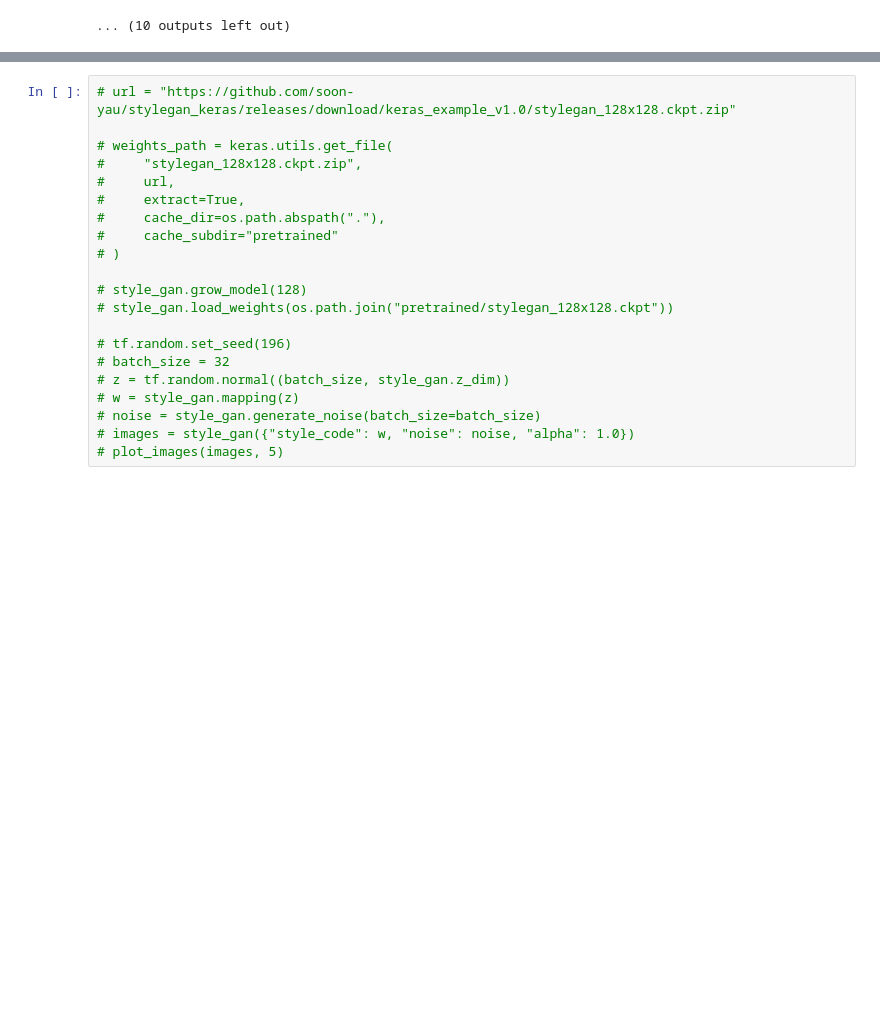
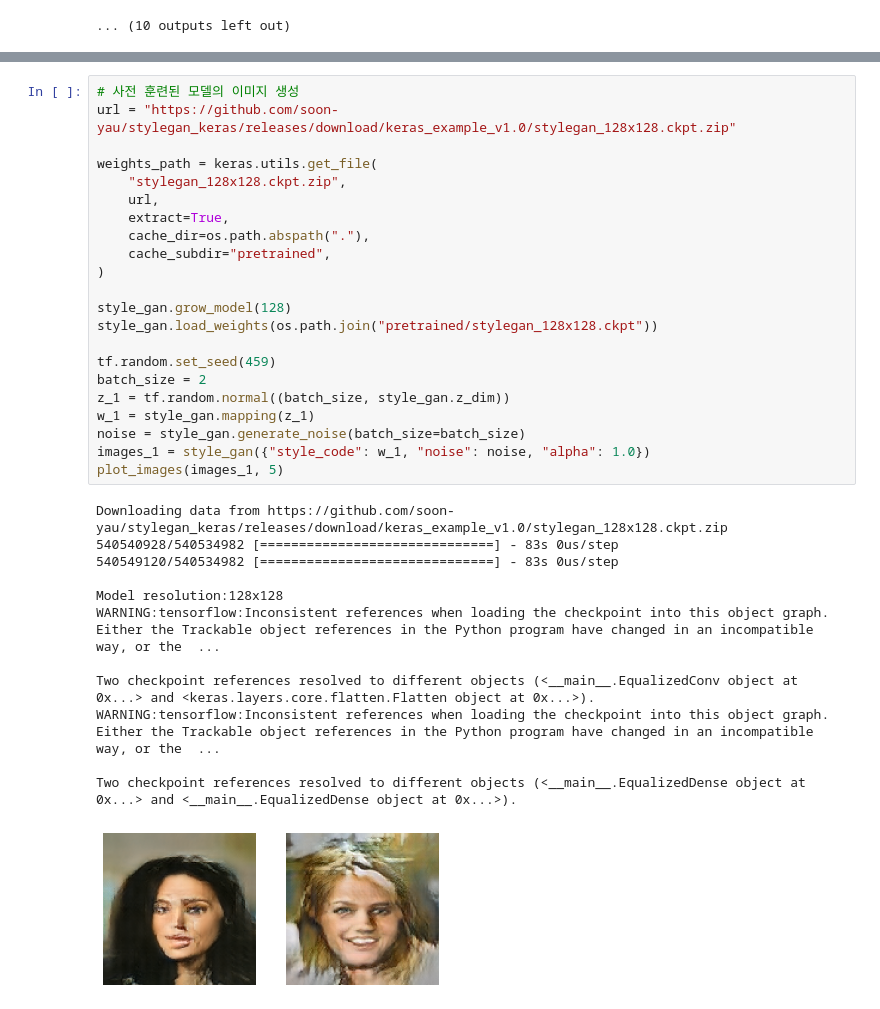
Before and after one commit to sympony/AI_Section4_Project, a Jupyter notebook: Webtoon_StyleGAN_model.ipynb, the cells around one changed output, grey strips where cells are left out. Cells and saved outputs as stored; diff of their text form; blank space fills up the shorter version.

```diff
--- a/Webtoon_StyleGAN_model.ipynb
+++ b/Webtoon_StyleGAN_model.ipynb
@@ -816,21 +699,35 @@ TRANSITION
 # %%
-# url = "https://github.com/soon-yau/stylegan_keras/releases/download/keras_example_v1.0/stylegan_128x128.ckpt.zip"
+# 사전 훈련된 모델의 이미지 생성
+url = "https://github.com/soon-yau/stylegan_keras/releases/download/keras_example_v1.0/stylegan_128x128.ckpt.zip"
 
-# weights_path = keras.utils.get_file(
-#     "stylegan_128x128.ckpt.zip",
-#     url,
-#     extract=True,
-#     cache_dir=os.path.abspath("."),
-#     cache_subdir="pretrained"
-# )
+weights_path = keras.utils.get_file(
+    "stylegan_128x128.ckpt.zip",
+    url,
+    extract=True,
+    cache_dir=os.path.abspath("."),
+    cache_subdir="pretrained",
+)
 
-# style_gan.grow_model(128)
-# style_gan.load_weights(os.path.join("pretrained/stylegan_128x128.ckpt"))
+style_gan.grow_model(128)
+style_gan.load_weights(os.path.join("pretrained/stylegan_128x128.ckpt"))
 
-# tf.random.set_seed(196)
-# batch_size = 32
-# z = tf.random.normal((batch_size, style_gan.z_dim))
-# w = style_gan.mapping(z)
-# noise = style_gan.generate_noise(batch_size=batch_size)
-# images = style_gan({"style_code": w, "noise": noise, "alpha": 1.0})
-# plot_images(images, 5)
+tf.random.set_seed(459)
+batch_size = 2
+z_1 = tf.random.normal((batch_size, style_gan.z_dim))
+w_1 = style_gan.mapping(z_1)
+noise = style_gan.generate_noise(batch_size=batch_size)
+images_1 = style_gan({"style_code": w_1, "noise": noise, "alpha": 1.0})
+plot_images(images_1, 5)
+# %% [output]
+Downloading data from https://github.com/soon-yau/stylegan_keras/releases/download/keras_example_v1.0/stylegan_128x128.ckpt.zip
+540540928/540534982 [==============================] - 83s 0us/step
+540549120/540534982 [==============================] - 83s 0us/step
+
+Model resolution:128x128
+WARNING:tensorflow:Inconsistent references when loading the checkpoint into this object graph. Either the Trackable object references in the Python program have changed in an incompatible way, or the  ...
+
+Two checkpoint references resolved to different objects (<__main__.EqualizedConv object at 0x...> and <keras.layers.core.flatten.Flatten object at 0x...>).
+WARNING:tensorflow:Inconsistent references when loading the checkpoint into this object graph. Either the Trackable object references in the Python program have changed in an incompatible way, or the  ...
+
+Two checkpoint references resolved to different objects (<__main__.EqualizedDense object at 0x...> and <__main__.EqualizedDense object at 0x...>).
+[figure, added]
```
Also changed, not shown: parts of 18 cells of this notebook.
